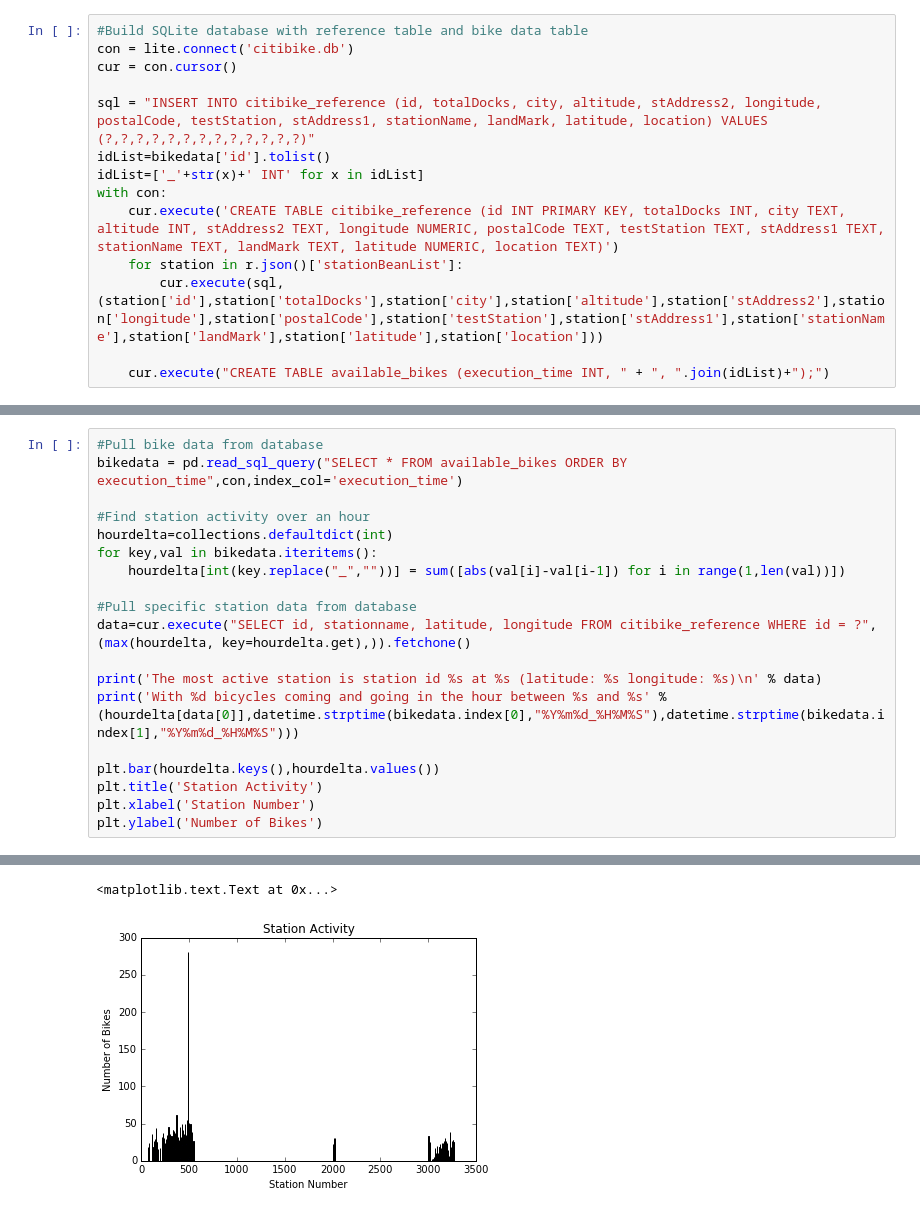
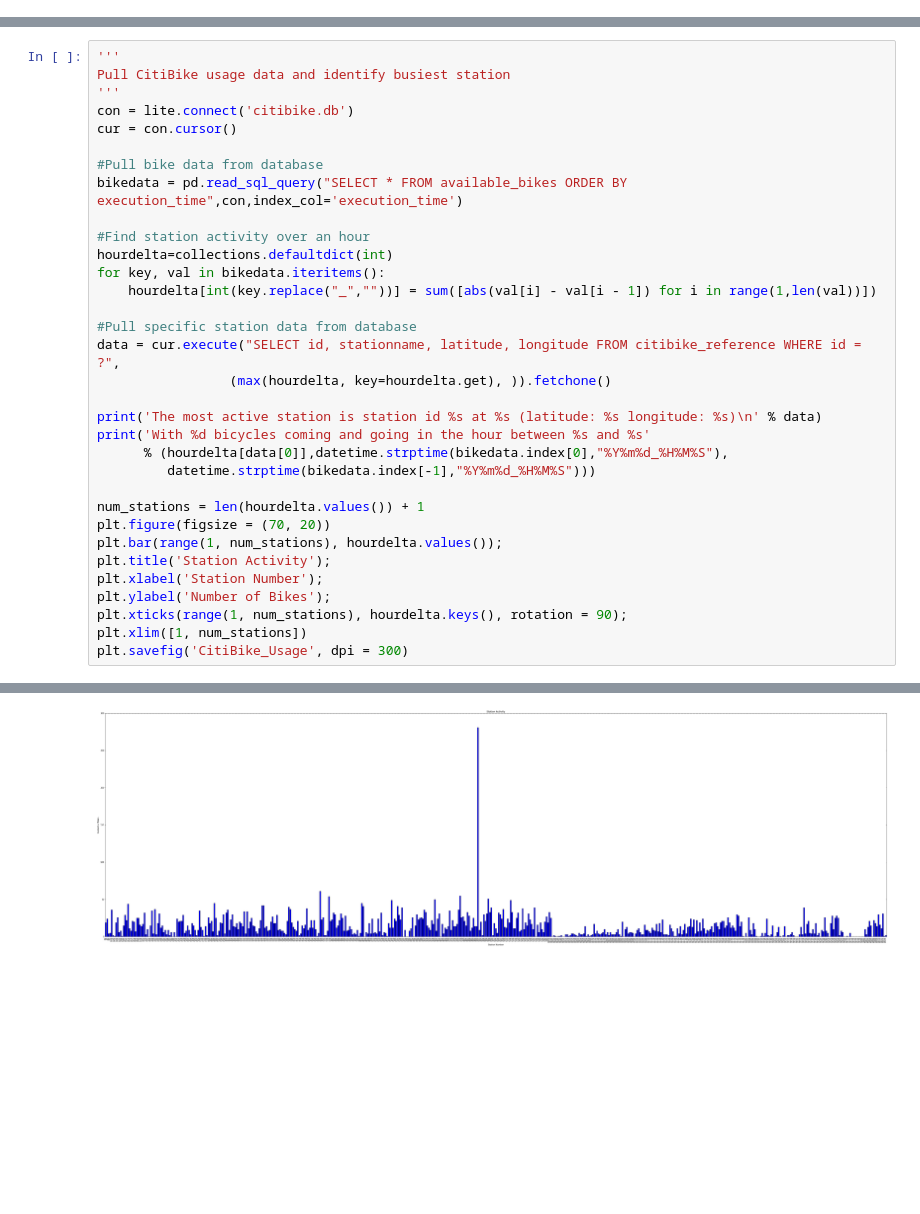
Before and after one commit to silkaitis/CitiBike, a Jupyter notebook: CitiBike_v2.ipynb, the cells around one changed output, grey strips where cells are left out. Drawn from its saved outputs; the diff is of its cells as text; blank space fills up the shorter version.

```diff
--- a/CitiBike_v2.ipynb
+++ b/CitiBike_v2.ipynb
@@ -17,14 +13,0 @@ bikedata=pd.io.json.json_normalize(r.json()['stationBeanList'])
-# %%
-#Build SQLite database with reference table and bike data table
-con = lite.connect('citibike.db')
-cur = con.cursor()
-
-sql = "INSERT INTO citibike_reference (id, totalDocks, city, altitude, stAddress2, longitude, postalCode, testStation, stAddress1, stationName, landMark, latitude, location) VALUES (?,?,?,?,?,?,?,?,?,?,?,?,?)"
-idList=bikedata['id'].tolist()
-idList=['_'+str(x)+' INT' for x in idList]
-with con:
-    cur.execute('CREATE TABLE citibike_reference (id INT PRIMARY KEY, totalDocks INT, city TEXT, altitude INT, stAddress2 TEXT, longitude NUMERIC, postalCode TEXT, testStation TEXT, stAddress1 TEXT, stationName TEXT, landMark TEXT, latitude NUMERIC, location TEXT)')
-    for station in r.json()['stationBeanList']:
-        cur.execute(sql,(station['id'],station['totalDocks'],station['city'],station['altitude'],station['stAddress2'],station['longitude'],station['postalCode'],station['testStation'],station['stAddress1'],station['stationName'],station['landMark'],station['latitude'],station['location']))
-
-    cur.execute("CREATE TABLE available_bikes (execution_time INT, " + ", ".join(idList)+");")
@@ -74,22 +14,36 @@ Iteration: 59
 # %%
+'''
+Pull CitiBike usage data and identify busiest station
+'''
+con = lite.connect('citibike.db')
+cur = con.cursor()
+
 #Pull bike data from database
 bikedata = pd.read_sql_query("SELECT * FROM available_bikes ORDER BY execution_time",con,index_col='execution_time')
 
 #Find station activity over an hour
 hourdelta=collections.defaultdict(int)
-for key,val in bikedata.iteritems():
-    hourdelta[int(key.replace("_",""))] = sum([abs(val[i]-val[i-1]) for i in range(1,len(val))])
+for key, val in bikedata.iteritems():
+    hourdelta[int(key.replace("_",""))] = sum([abs(val[i] - val[i - 1]) for i in range(1,len(val))])
 
 #Pull specific station data from database
-data=cur.execute("SELECT id, stationname, latitude, longitude FROM citibike_reference WHERE id = ?", (max(hourdelta, key=hourdelta.get),)).fetchone()
+data = cur.execute("SELECT id, stationname, latitude, longitude FROM citibike_reference WHERE id = ?",
+                 (max(hourdelta, key=hourdelta.get), )).fetchone()
 
 print('The most active station is station id %s at %s (latitude: %s longitude: %s)\n' % data)
-print('With %d bicycles coming and going in the hour between %s and %s' % (hourdelta[data[0]],datetime.strptime(bikedata.index[0],"%Y%m%d_%H%M%S"),datetime.strptime(bikedata.index[1],"%Y%m%d_%H%M%S")))
+print('With %d bicycles coming and going in the hour between %s and %s'
+      % (hourdelta[data[0]],datetime.strptime(bikedata.index[0],"%Y%m%d_%H%M%S"),
+         datetime.strptime(bikedata.index[-1],"%Y%m%d_%H%M%S")))
 
-plt.bar(hourdelta.keys(),hourdelta.values())
-plt.title('Station Activity')
-plt.xlabel('Station Number')
-plt.ylabel('Number of Bikes')
+num_stations = len(hourdelta.values()) + 1
+plt.figure(figsize = (70, 20))
+plt.bar(range(1, num_stations), hourdelta.values());
+plt.title('Station Activity');
+plt.xlabel('Station Number');
+plt.ylabel('Number of Bikes');
+plt.xticks(range(1, num_stations), hourdelta.keys(), rotation = 90);
+plt.xlim([1, num_stations])
+plt.savefig('CitiBike_Usage', dpi = 300)
 # %% [output]
 The most active station is station id 490 at 8 Ave & W 33 St (latitude: 40.751551 longitude: -73.993934)
 
@@ -97,2 +51 @@ With 281 bicycles coming and going in the hour between 2016-07-22 17:55:45 and 2
-<matplotlib.text.Text at 0x...>
-[figure, old version]
+[figure, new version]
```
Also changed, not shown: parts of 5 cells of this notebook.
